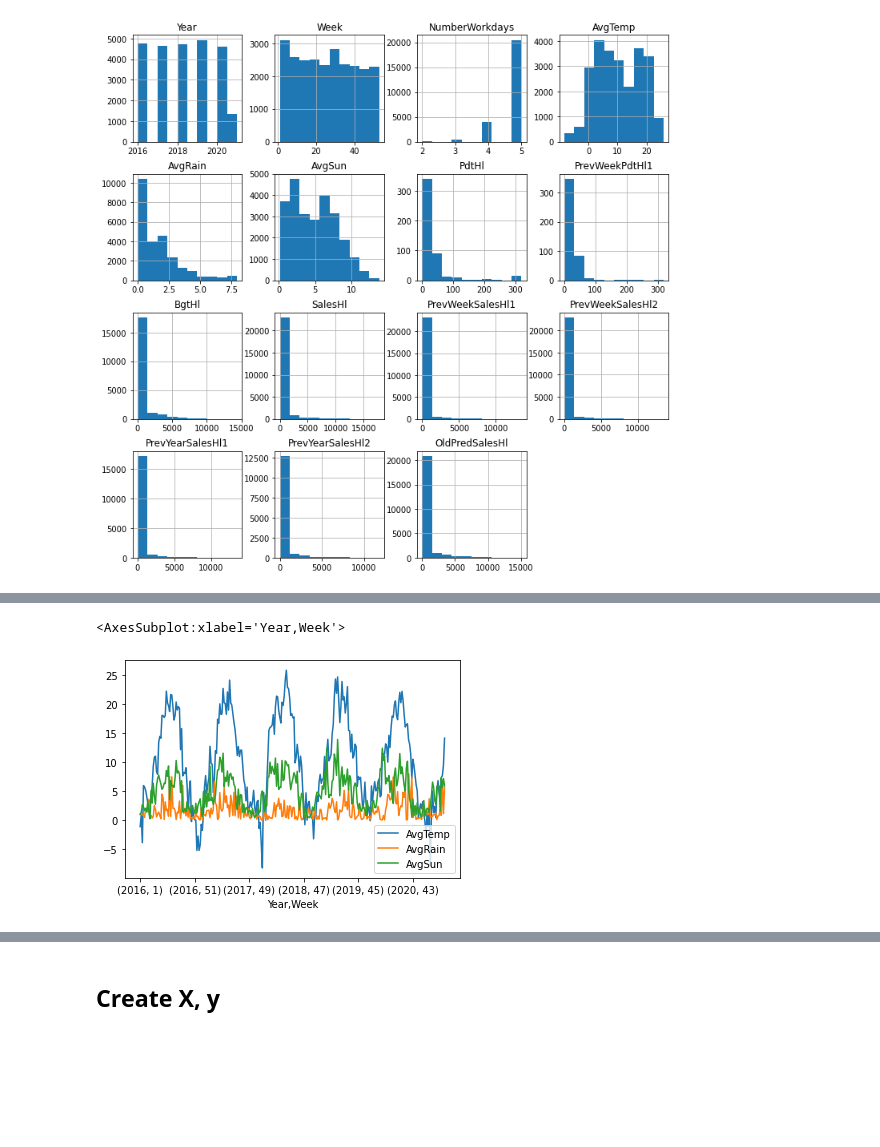
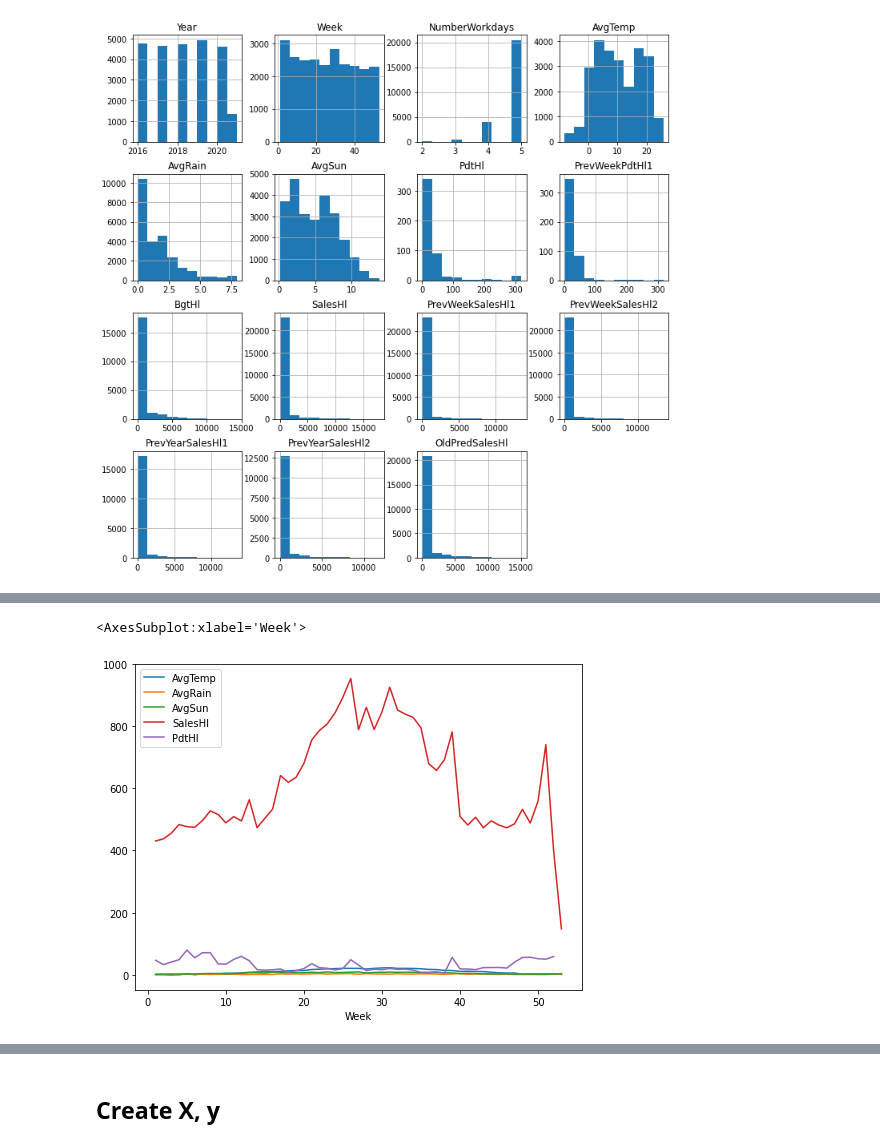
Before and after one commit to kohlicekjan/forecasting-beer-sales-ml, a Jupyter notebook: main.ipynb, the cells around one changed output, grey strips where cells are left out. Cells and saved outputs as stored; diff of their text form; code cells hidden in the pictures; blank space fills up the shorter version.

```diff
--- a/main.ipynb
+++ b/main.ipynb
@@ -105,5 +135,5 @@ data.groupby(['Year','Week']).sum().plot(y=['SalesHl', 'PdtHl'])
 # %%
-data.groupby(['Year','Week']).mean().plot(y=['AvgTemp', 'AvgRain', 'AvgSun'])
+data.groupby(['Week']).mean().plot(y=['AvgTemp', 'AvgRain', 'AvgSun', 'SalesHl', 'PdtHl'], figsize=(8,6))
 # %% [output]
-<AxesSubplot:xlabel='Year,Week'>
+<AxesSubplot:xlabel='Week'>
-[figure, old version]
+[figure, new version]
```
Also changed, not shown: parts of 24 cells of this notebook, 6 other files.
